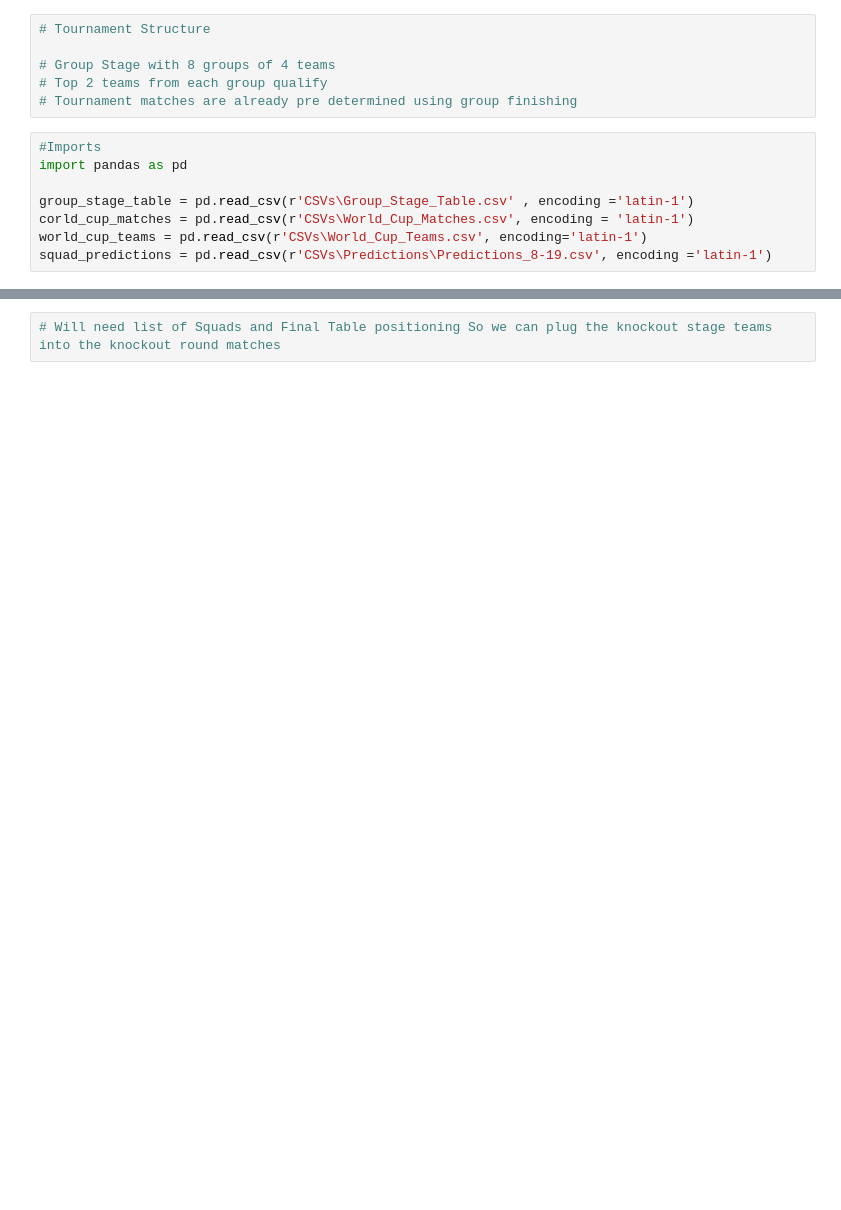
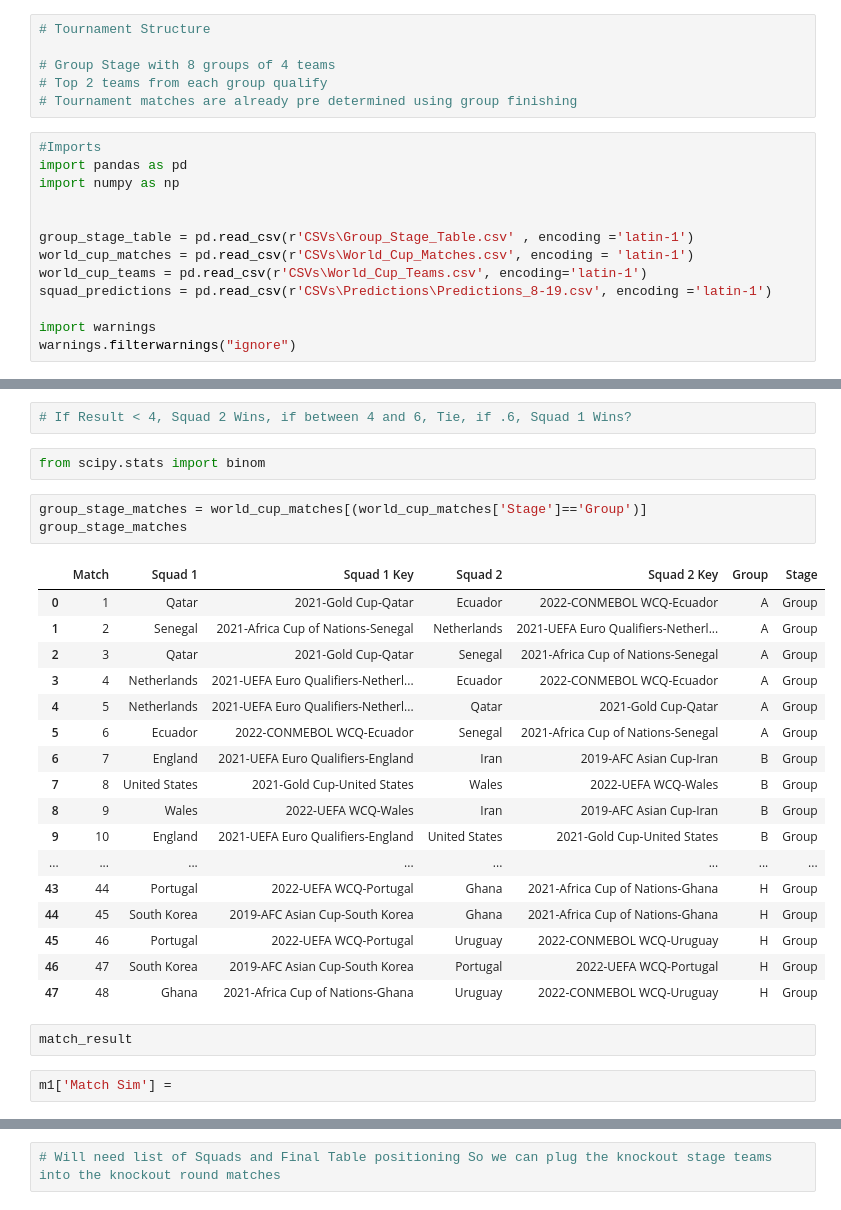
Before and after one commit to matthallman/uofm_data_capstone_worldcup, a Jupyter notebook: ML_Model_Data/Simulation Work.ipynb, the cells around one changed output, grey strips where cells are left out. Cells and saved outputs as stored; diff of their text form; blank space fills up the shorter version.

```diff
--- a/ML_Model_Data/Simulation Work.ipynb
+++ b/ML_Model_Data/Simulation Work.ipynb
@@ -7,8 +7,13 @@
 # %%
 #Imports
 import pandas as pd
+import numpy as np
+
 
 group_stage_table = pd.read_csv(r'CSVs\Group_Stage_Table.csv' , encoding ='latin-1')
-corld_cup_matches = pd.read_csv(r'CSVs\World_Cup_Matches.csv', encoding = 'latin-1')
+world_cup_matches = pd.read_csv(r'CSVs\World_Cup_Matches.csv', encoding = 'latin-1')
 world_cup_teams = pd.read_csv(r'CSVs\World_Cup_Teams.csv', encoding='latin-1')
 squad_predictions = pd.read_csv(r'CSVs\Predictions\Predictions_8-19.csv', encoding ='latin-1')
+
+import warnings
+warnings.filterwarnings("ignore")
@@ -189,0 +65,29 @@ r16_teams = dict_df['Squad'].to_dict()
+# %%
+# If Result < 4, Squad 2 Wins, if between 4 and 6, Tie, if .6, Squad 1 Wins?
+# %%
+from scipy.stats import binom
+# %%
+group_stage_matches = world_cup_matches[(world_cup_matches['Stage']=='Group')]
+group_stage_matches
+# %% [output]
+|  | Match | Squad 1 | Squad 1 Key | Squad 2 | Squad 2 Key | Group | Stage |
+| 0 | 1 | Qatar | 2021-Gold Cup-Qatar | Ecuador | 2022-CONMEBOL WCQ-Ecuador | A | Group |
+| 1 | 2 | Senegal | 2021-Africa Cup of Nations-Senegal | Netherlands | 2021-UEFA Euro Qualifiers-Netherl... | A | Group |
+| 2 | 3 | Qatar | 2021-Gold Cup-Qatar | Senegal | 2021-Africa Cup of Nations-Senegal | A | Group |
+| 3 | 4 | Netherlands | 2021-UEFA Euro Qualifiers-Netherl... | Ecuador | 2022-CONMEBOL WCQ-Ecuador | A | Group |
+| 4 | 5 | Netherlands | 2021-UEFA Euro Qualifiers-Netherl... | Qatar | 2021-Gold Cup-Qatar | A | Group |
+| 5 | 6 | Ecuador | 2022-CONMEBOL WCQ-Ecuador | Senegal | 2021-Africa Cup of Nations-Senegal | A | Group |
+| 6 | 7 | England | 2021-UEFA Euro Qualifiers-England | Iran | 2019-AFC Asian Cup-Iran | B | Group |
+| 7 | 8 | United States | 2021-Gold Cup-United States | Wales | 2022-UEFA WCQ-Wales | B | Group |
+| 8 | 9 | Wales | 2022-UEFA WCQ-Wales | Iran | 2019-AFC Asian Cup-Iran | B | Group |
+| 9 | 10 | England | 2021-UEFA Euro Qualifiers-England | United States | 2021-Gold Cup-United States | B | Group |
+| ... | ... | ... | ... | ... | ... | ... | ... |
+| 43 | 44 | Portugal | 2022-UEFA WCQ-Portugal | Ghana | 2021-Africa Cup of Nations-Ghana | H | Group |
+| 44 | 45 | South Korea | 2019-AFC Asian Cup-South Korea | Ghana | 2021-Africa Cup of Nations-Ghana | H | Group |
+| 45 | 46 | Portugal | 2022-UEFA WCQ-Portugal | Uruguay | 2022-CONMEBOL WCQ-Uruguay | H | Group |
+| 46 | 47 | South Korea | 2019-AFC Asian Cup-South Korea | Portugal | 2022-UEFA WCQ-Portugal | H | Group |
+| 47 | 48 | Ghana | 2021-Africa Cup of Nations-Ghana | Uruguay | 2022-CONMEBOL WCQ-Uruguay | H | Group |
+# %%
+match_result
+# %%
+m1['Match Sim'] =
```
Also changed, not shown: parts of 35 cells of this notebook, 2 other files.
